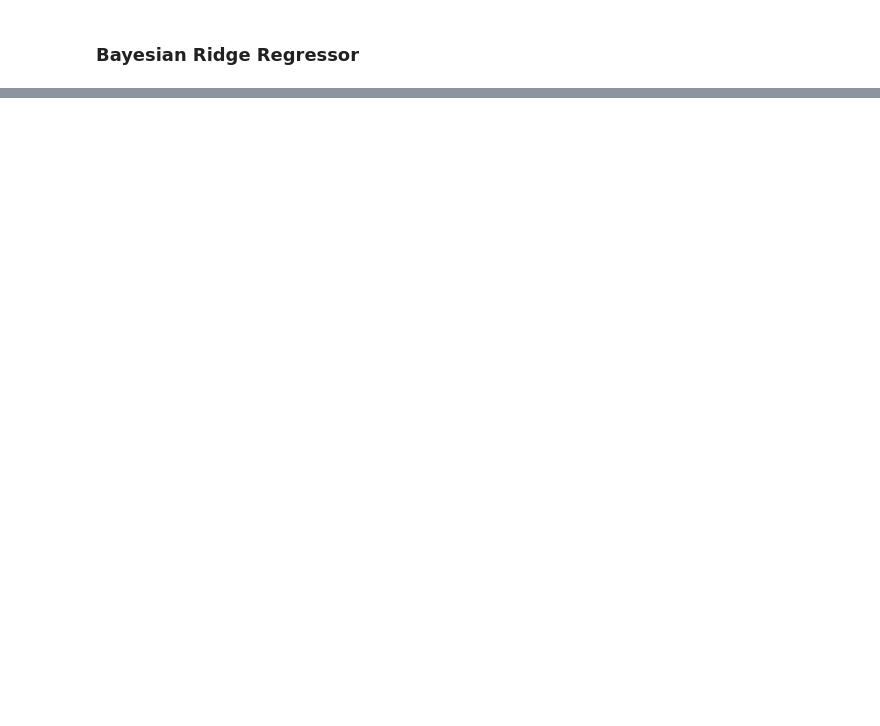
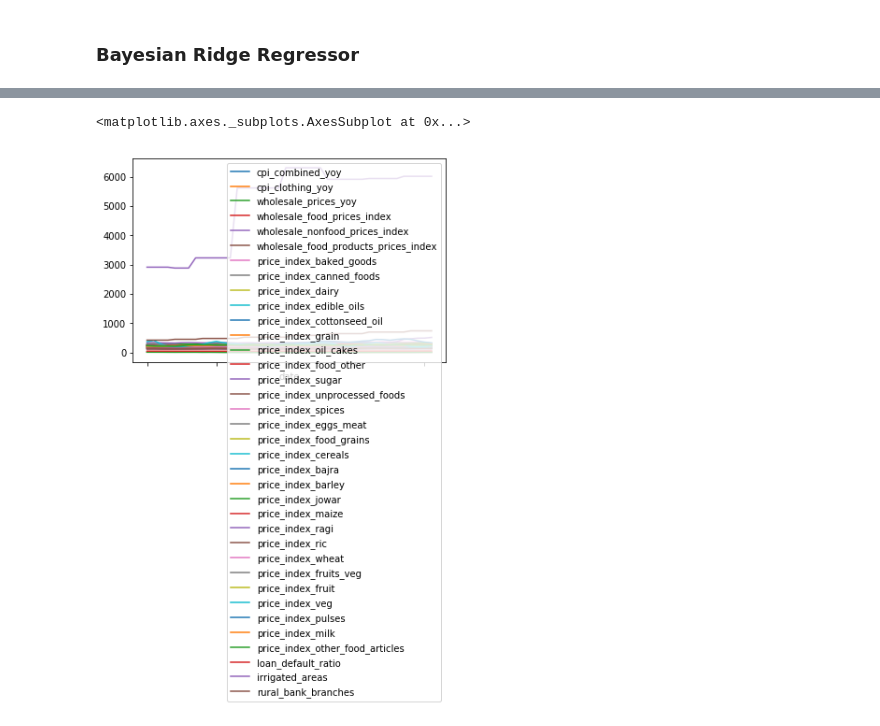
Before and after one commit to ckruger0/farming_india, a Jupyter notebook: src/PC013_Bloomberg_Tech_In.ipynb, the cells around one changed output, grey strips where cells are left out. Saved outputs shown, nothing was run; the diff lists cells and outputs as text; code cells hidden in the pictures; blank space fills up the shorter version.

```diff
--- a/src/PC013_Bloomberg_Tech_In.ipynb
+++ b/src/PC013_Bloomberg_Tech_In.ipynb
@@ -105,0 +111,6 @@ brr_preds, y_test
+# %%
+data = pd.read_csv('../data/final.csv')
+# %%
+data = data.reindex(index=data.index[::-1])
+# %%
+ts = data.set_index('date')
@@ -105,0 +140,5 @@ brr_preds, y_test
+# %%
+ts.plot()
+# %% [output]
+<matplotlib.axes._subplots.AxesSubplot at 0x...>
+[figure, added]
```
Also changed, not shown: parts of 24 cells of this notebook, 2 other files.
